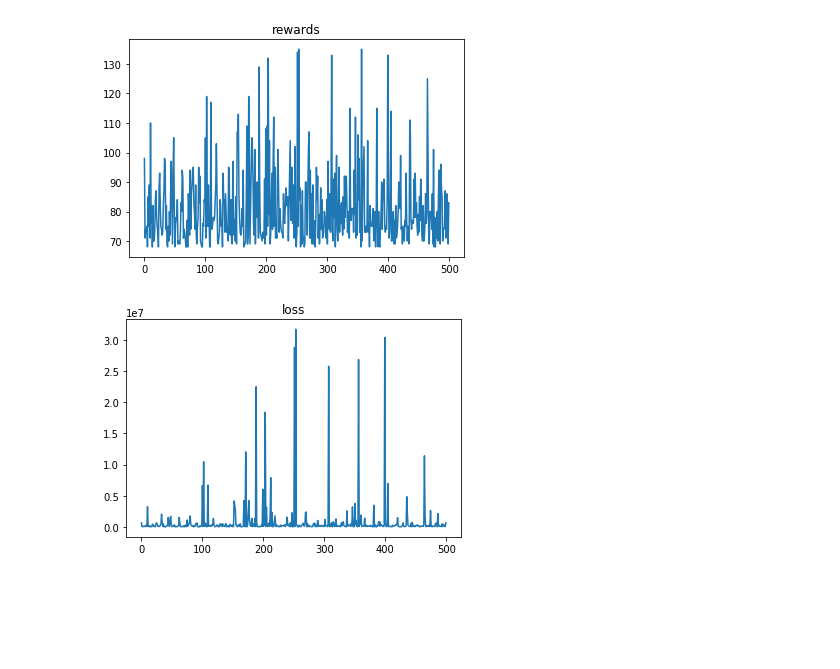
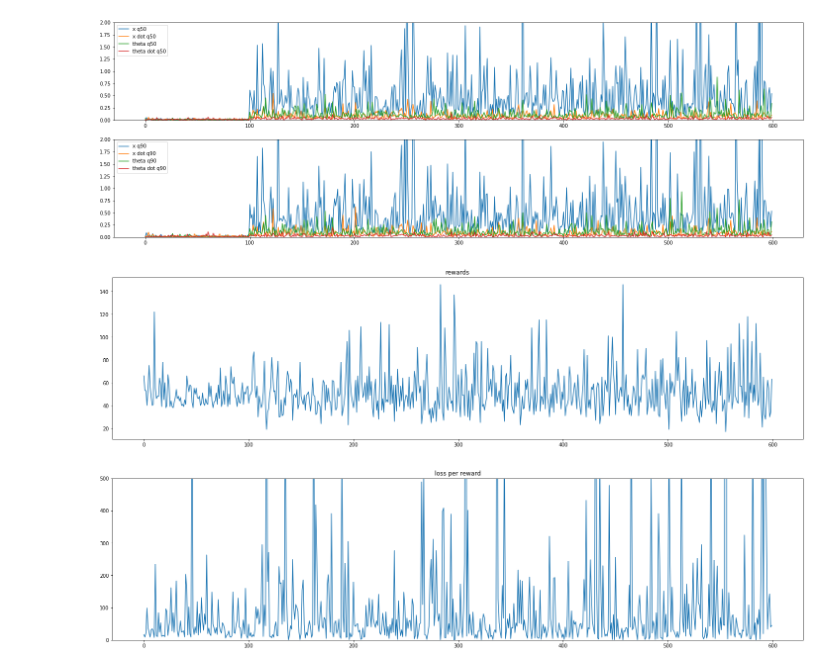
Before and after one commit to albalaka/DLQR, a Jupyter notebook: split_KF_params.ipynb, the cells around one changed output. Cells and saved outputs as stored; diff of their text form; code cells hidden in the pictures; blank space fills up the shorter version.

```diff
--- a/split_KF_params.ipynb
+++ b/split_KF_params.ipynb
@@ -540,13 +578,32 @@ Last 50 averages: Loss: 547494.8757894087, reward: 79.8, loss/reward: 6860.83804
+# %%
+array_pq_losses = np.array(pq_losses).T
+labels = ['x q50','x q90','x dot q50','x dot q90','theta q50','theta q90','theta dot q50','theta dot q90']
+fig, (ax1,ax2) = plt.subplots(2,1, figsize = (25,8))
+for i in range(array_pq_losses.shape[0]):
+    if i%2 == 0:
+        ax1.plot(array_pq_losses[i], label = labels[i])
+    else:
+        ax2.plot(array_pq_losses[i], label = labels[i])
+ax1.legend()
+ax1.set_ylim(0.0,2.0)
+ax2.legend()
+ax2.set_ylim(0.0,2.0)
+plt.show()
+# %% [output]
+[figure, added]
 # %%
+plt.figure(figsize=(25,6))
 plt.plot(rewards)
 plt.title('rewards')
 plt.show()
-plt.plot(losses)
-plt.title('loss')
+plt.figure(figsize=(25,6))
+plt.plot([loss/reward for loss,reward in zip(losses,rewards)])
+plt.title('loss per reward')
+plt.ylim(0,500)
 plt.show()
 # %% [output]
-[figure, old version]
+[figure, new version]
-[figure, old version]
+[figure, new version]
 # %%
 array_squared_errors = np.array(squared_errors)
 for i in range(0,1000,50):
```
Also changed, not shown: parts of 8 cells of this notebook, 1 other file.
